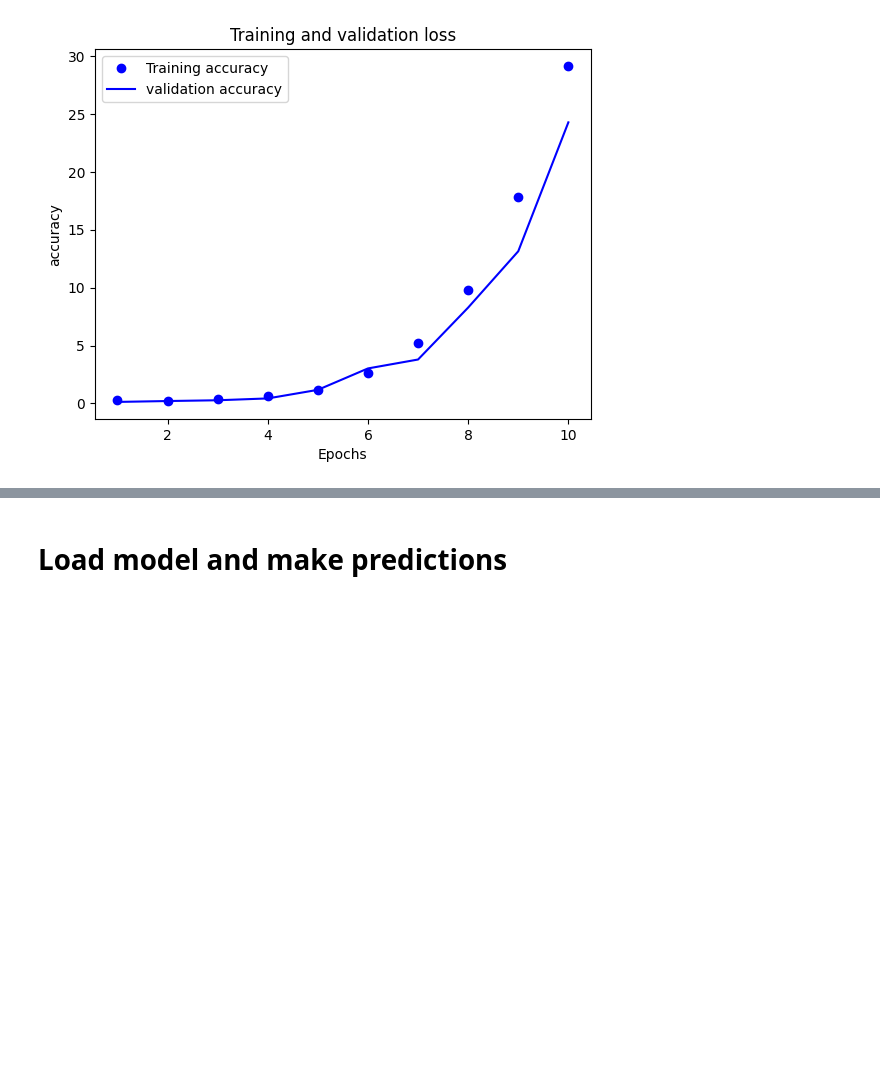
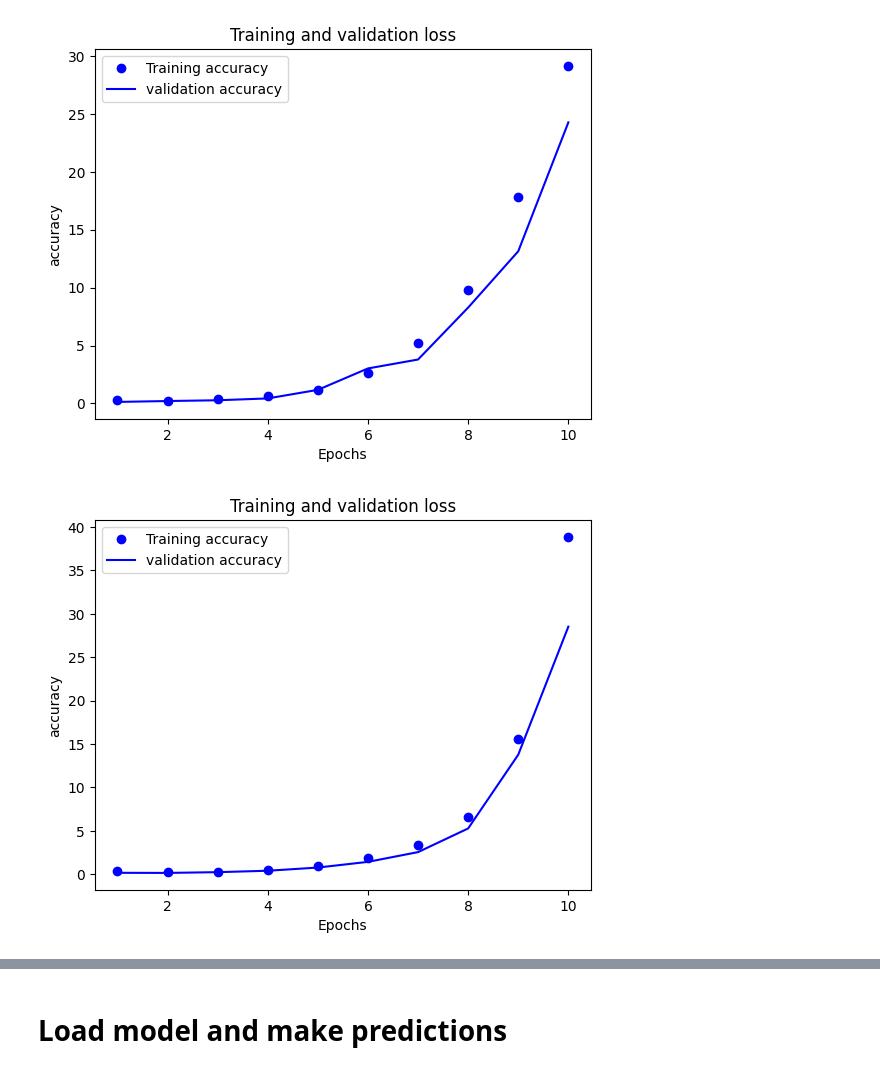
Before and after one commit to prysykes/adversarialAttacks23, a Jupyter notebook: Deepfool.ipynb, the cells around one changed output, grey strips where cells are left out. Drawn from its saved outputs; the diff is of its cells as text; code cells hidden in the pictures; blank space fills up the shorter version.

```diff
--- a/Deepfool.ipynb
+++ b/Deepfool.ipynb
@@ -245,4 +243,10 @@ val_loss_values = custom_history.history["val_loss"]
 plot_loss_acc(loss_values, val_loss_values, type='accuracy',  plt_title="Training and validation loss")
 # %% [output]
 [figure]
+# %%
+loss_values = custom_history.history["loss"]
+val_loss_values = custom_history.history["val_loss"]
+plot_loss_acc(loss_values, val_loss_values, type='accuracy',  plt_title="Training and validation loss")
+# %% [output]
+[figure, added]
 # %%
```
Also changed, not shown: parts of 25 cells of this notebook, 12 other files.
